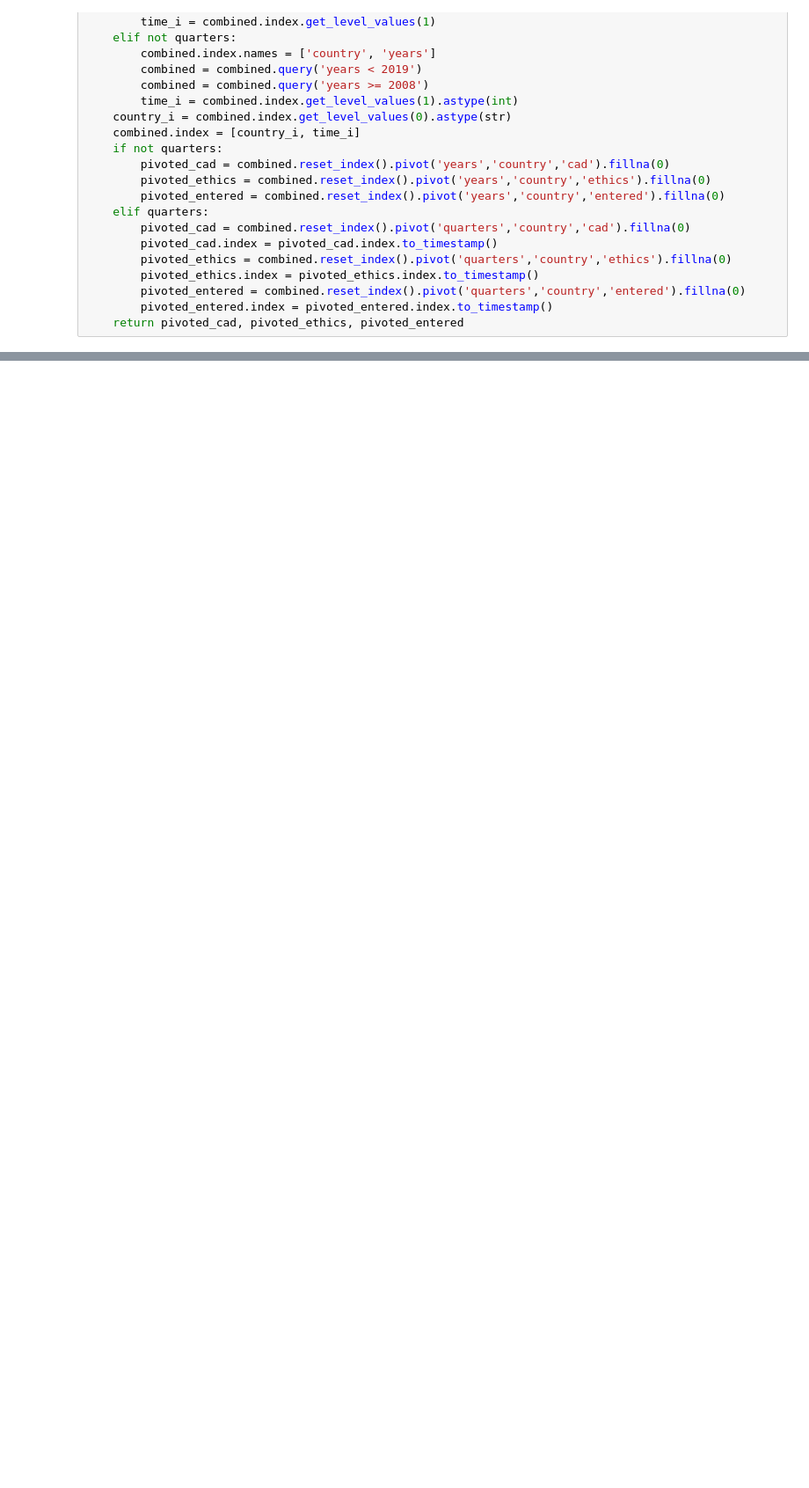
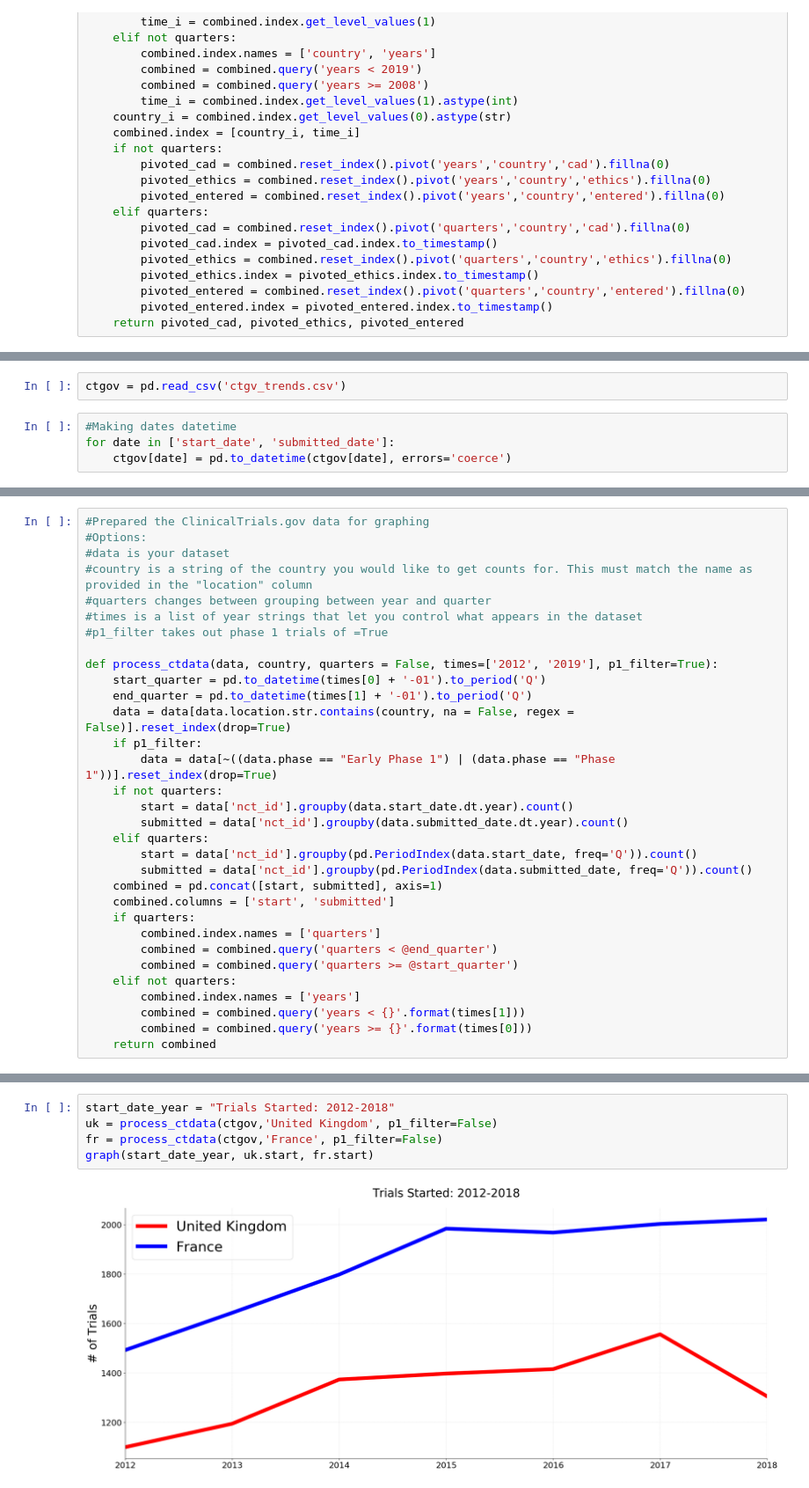
Before and after one commit to ebmdatalab/euctr_country_level_analysis, a Jupyter notebook: EUCTR Trends/Time Trends_neat.ipynb, the cells around one changed output, grey strips where cells are left out. Shown at 88% size. Cells and saved outputs as stored; diff of their text form; blank space fills up the shorter version.

```diff
--- a/EUCTR Trends/Time Trends_neat.ipynb
+++ b/EUCTR Trends/Time Trends_neat.ipynb
@@ -170,0 +208,6 @@ plt.show()
+# %%
+ctgov = pd.read_csv('ctgv_trends.csv')
+# %%
+#Making dates datetime
+for date in ['start_date', 'submitted_date']:
+    ctgov[date] = pd.to_datetime(ctgov[date], errors='coerce')
@@ -171 +224,33 @@ plt.show()
+# %%
+#Prepared the ClinicalTrials.gov data for graphing
+#Options:
+#data is your dataset
+#country is a string of the country you would like to get counts for. This must match the name as provided in the "location" column
+#quarters changes between grouping between year and quarter
+#times is a list of year strings that let you control what appears in the dataset
+#p1_filter takes out phase 1 trials of =True
+
+def process_ctdata(data, country, quarters = False, times=['2012', '2019'], p1_filter=True):
+    start_quarter = pd.to_datetime(times[0] + '-01').to_period('Q')
+    end_quarter = pd.to_datetime(times[1] + '-01').to_period('Q')
+    data = data[data.location.str.contains(country, na = False, regex = False)].reset_index(drop=True)
+    if p1_filter:
+        data = data[~((data.phase == "Early Phase 1") | (data.phase == "Phase 1"))].reset_index(drop=True)
+    if not quarters:
+        start = data['nct_id'].groupby(data.start_date.dt.year).count()
+        submitted = data['nct_id'].groupby(data.submitted_date.dt.year).count()
+    elif quarters:
+        start = data['nct_id'].groupby(pd.PeriodIndex(data.start_date, freq='Q')).count()
+        submitted = data['nct_id'].groupby(pd.PeriodIndex(data.submitted_date, freq='Q')).count()
+    combined = pd.concat([start, submitted], axis=1)
+    combined.columns = ['start', 'submitted']
+    if quarters:
+        combined.index.names = ['quarters']
+        combined = combined.query('quarters < @end_quarter')
+        combined = combined.query('quarters >= @start_quarter')
+    elif not quarters:
+        combined.index.names = ['years']
+        combined = combined.query('years < {}'.format(times[1]))
+        combined = combined.query('years >= {}'.format(times[0]))
+    return combined
 # %%
@@ -199,0 +272,7 @@ plt.show()
+# %%
+start_date_year = "Trials Started: 2012-2018"
+uk = process_ctdata(ctgov,'United Kingdom', p1_filter=False)
+fr = process_ctdata(ctgov,'France', p1_filter=False)
+graph(start_date_year, uk.start, fr.start)
+# %% [output]
+[figure, added]
```
Also changed, not shown: parts of 23 cells of this notebook, 7 other files.
